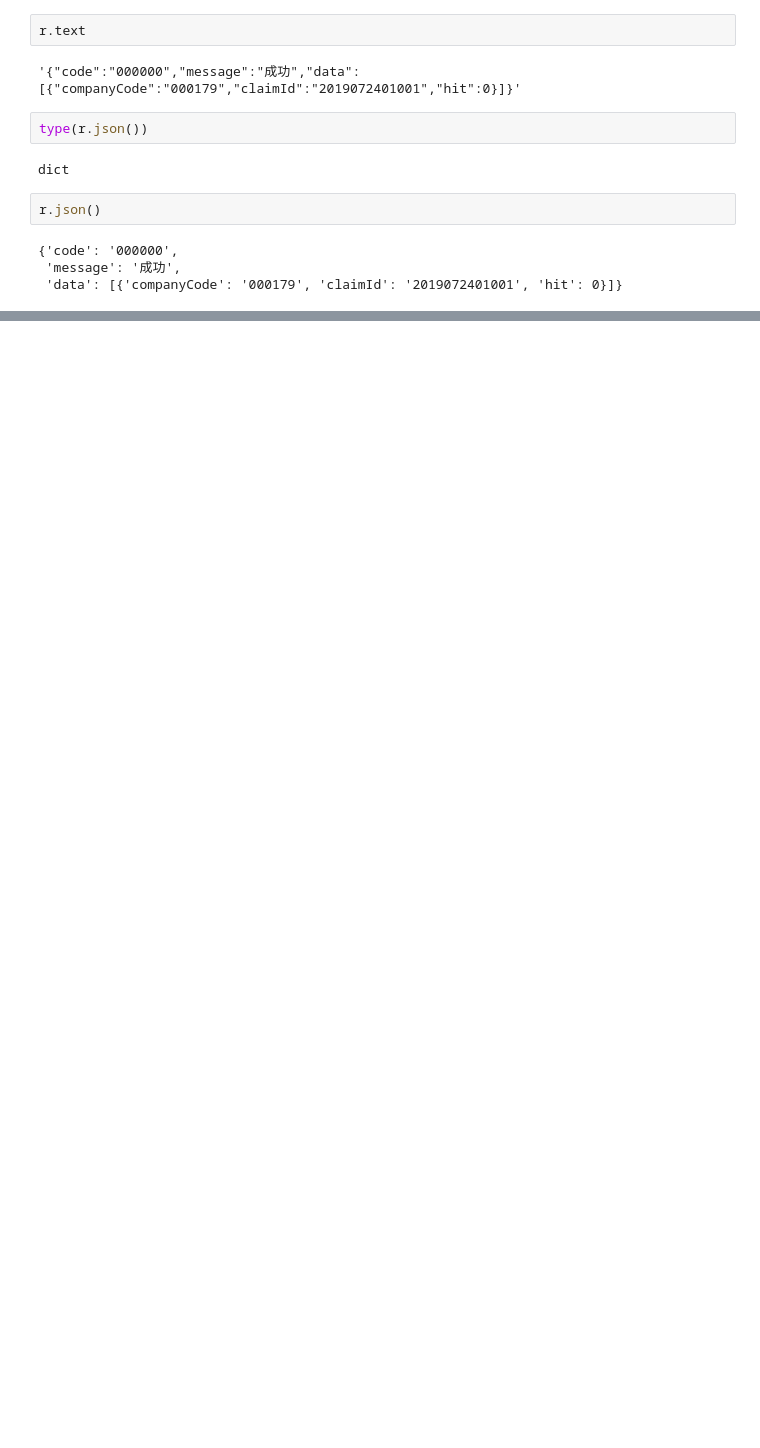
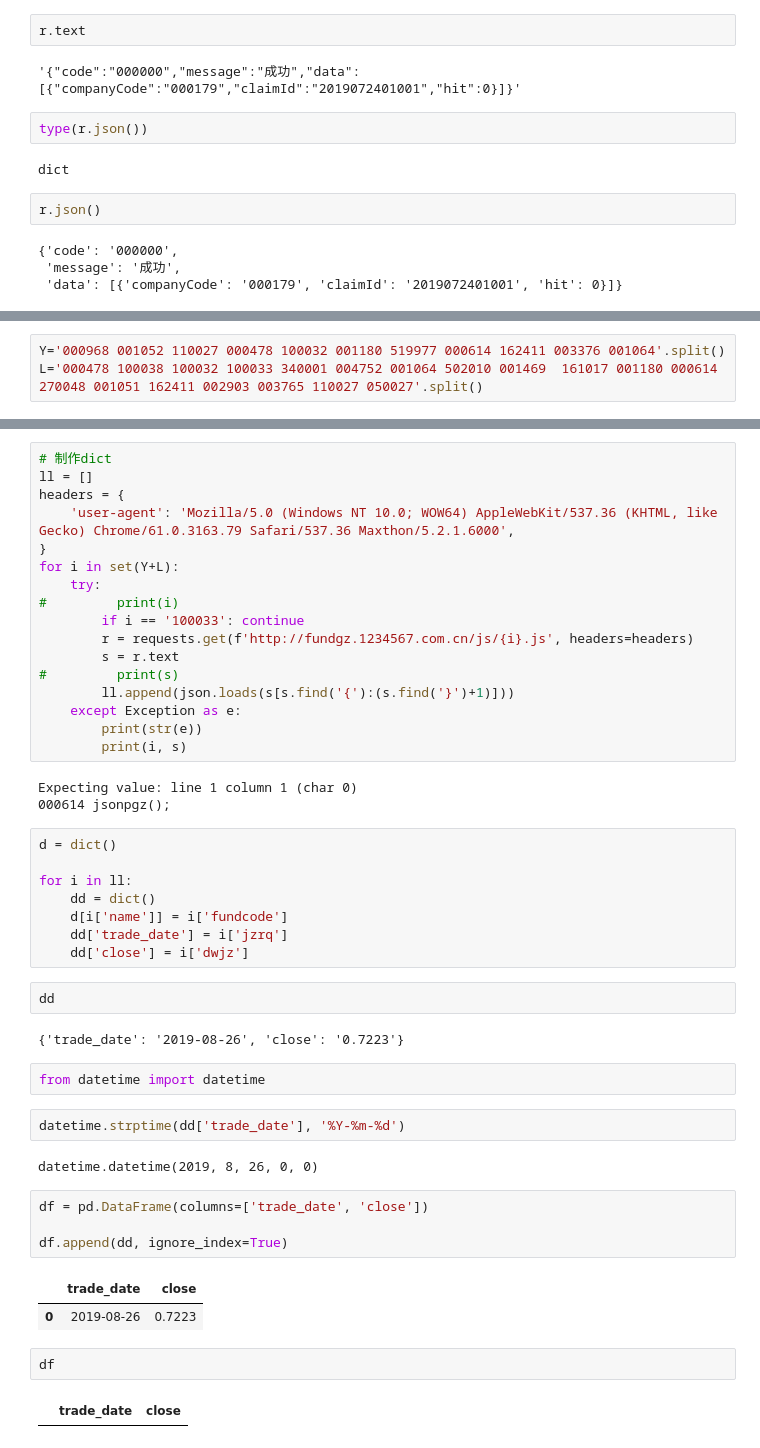
Before and after one commit to mayi140611/mayiexamples, a Jupyter notebook: crawl/requests_ops.ipynb, the cells around one changed output, grey strips where cells are left out. Drawn from its saved outputs; the diff is of its cells as text; blank space fills up the shorter version.

```diff
--- a/crawl/requests_ops.ipynb
+++ b/crawl/requests_ops.ipynb
@@ -218,0 +223,3 @@ r.json()
+# %%
+Y='000968 001052 110027 000478 100032 001180 519977 000614 162411 003376 001064'.split()
+L='000478 100038 100032 100033 340001 004752 001064 502010 001469  161017 001180 000614 270048 001051 162411 002903 003765 110027 050027'.split()
@@ -218,0 +242,49 @@ r.json()
+# %%
+# 制作dict
+ll = []
+headers = {
+    'user-agent': 'Mozilla/5.0 (Windows NT 10.0; WOW64) AppleWebKit/537.36 (KHTML, like Gecko) Chrome/61.0.3163.79 Safari/537.36 Maxthon/5.2.1.6000',
+}
+for i in set(Y+L):
+    try:
+#         print(i)
+        if i == '100033': continue
+        r = requests.get(f'http://fundgz.1234567.com.cn/js/{i}.js', headers=headers)
+        s = r.text
+#         print(s)
+        ll.append(json.loads(s[s.find('{'):(s.find('}')+1)]))
+    except Exception as e:
+        print(str(e))
+        print(i, s)
+# %% [output]
+Expecting value: line 1 column 1 (char 0)
+000614 jsonpgz();
+# %%
+d = dict()
+
+for i in ll:
+    dd = dict()
+    d[i['name']] = i['fundcode']
+    dd['trade_date'] = i['jzrq']
+    dd['close'] = i['dwjz']
+# %%
+dd
+# %% [output]
+{'trade_date': '2019-08-26', 'close': '0.7223'}
+# %%
+from datetime import datetime
+# %%
+datetime.strptime(dd['trade_date'], '%Y-%m-%d')
+# %% [output]
+datetime.datetime(2019, 8, 26, 0, 0)
+# %%
+df = pd.DataFrame(columns=['trade_date', 'close'])
+
+df.append(dd, ignore_index=True)
+# %% [output]
+|  | trade_date | close |
+| 0 | 2019-08-26 | 0.7223 |
+# %%
+df
+# %% [output]
+|  | trade_date | close |
```
Also changed, not shown: parts of 19 cells of this notebook, 1 other file.
